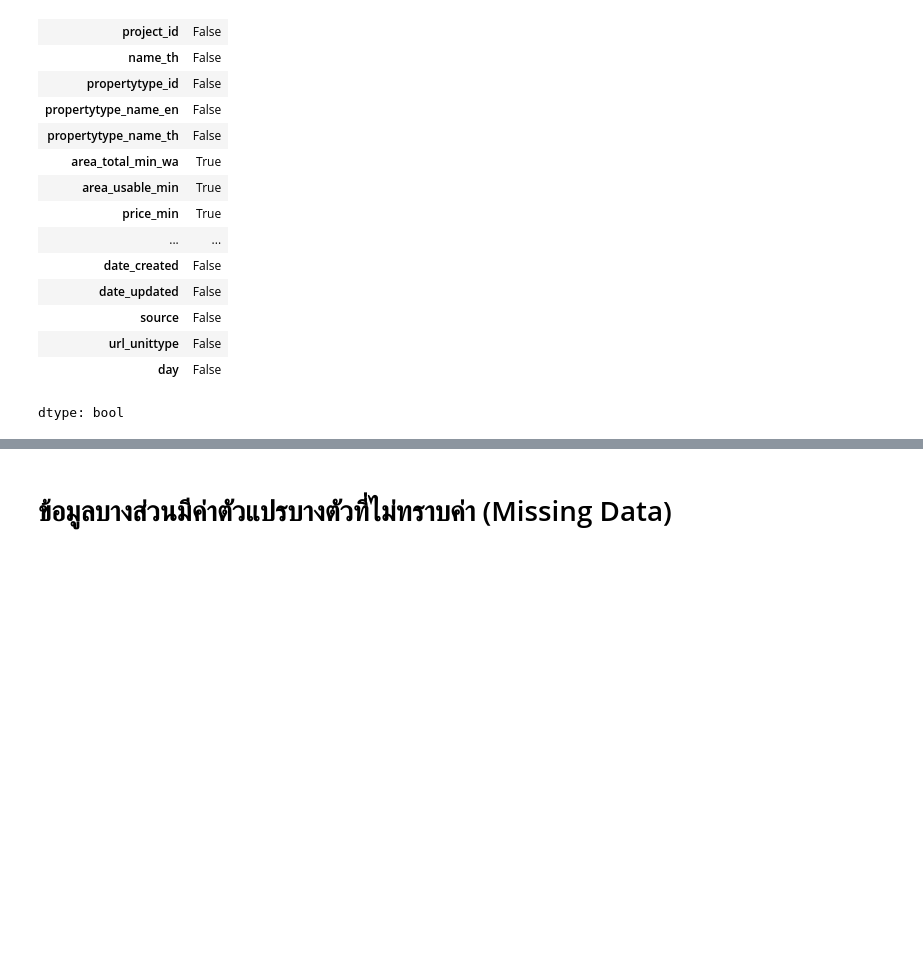
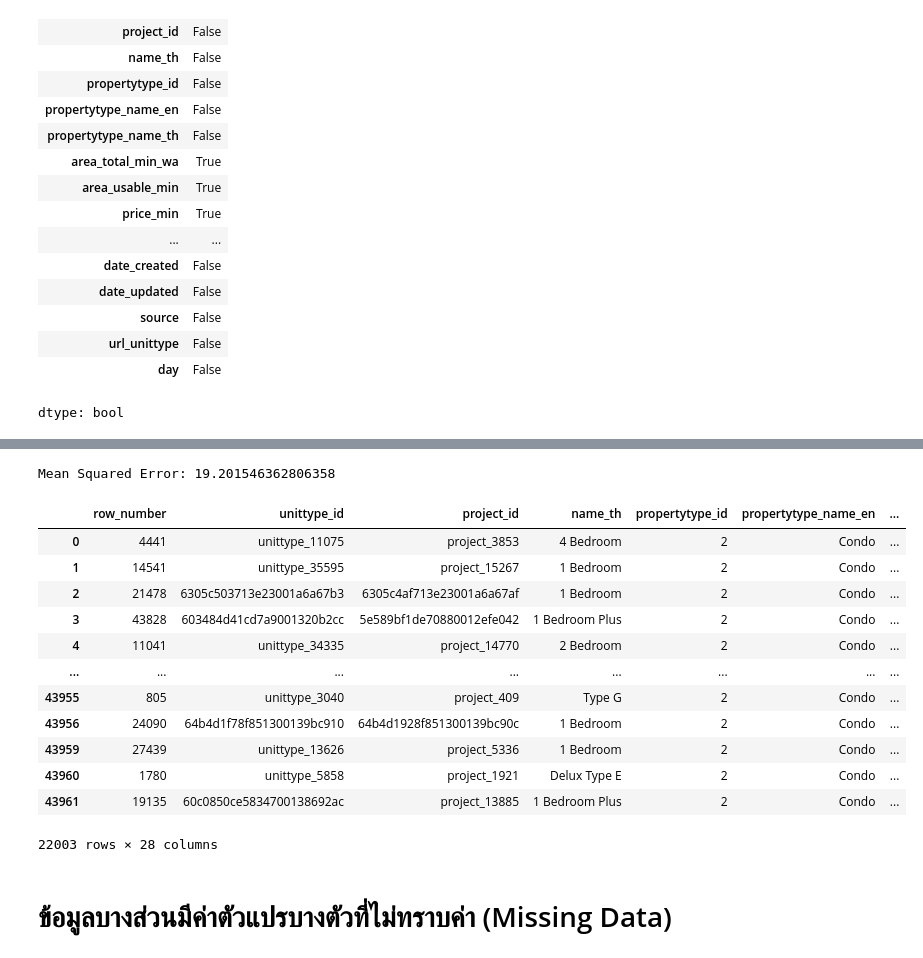
Before and after one commit to Kanisorn001/bsc_dpdm24, a Jupyter notebook: Data_Preprocessing.ipynb, the cells around one changed output, grey strips where cells are left out. Cells and saved outputs as stored; diff of their text form; code cells hidden in the pictures; blank space fills up the shorter version.

```diff
--- a/Data_Preprocessing.ipynb
+++ b/Data_Preprocessing.ipynb
@@ -13,5 +13,5 @@ Mounted at /content/drive
 # %%
-data = pd.read_csv("/content/opendata_unittype.csv")
+data = pd.read_csv("/content/drive/MyDrive/bsc_dpdm24_data/opendata_unittype.csv")
 # %%
 data
 # %% [output]
@@ -138,0 +72,3 @@ print(data[['propertytype_id', 'area_total_min_wa', 'area_usable_min']].head(20)
+# %%
+data.loc[(data['propertytype_id'] == 2) & (data['area_total_min_wa'].isnull()), 'area_total_min_wa'] = \
+    data.loc[(data['propertytype_id'] == 2) & (data['area_total_min_wa'].isnull()), 'area_usable_min'] / 4
@@ -139,3 +91,63 @@ print(data[['propertytype_id', 'area_total_min_wa', 'area_usable_min']].head(20)
+# %%
+# prompt: เติม missing ของ area_total_min_wa เฉพาะ propertytype_id = 2 โดยใช้ random forest
+
+from sklearn.model_selection import train_test_split
+from sklearn.ensemble import RandomForestRegressor
+from sklearn.metrics import mean_squared_error
+
+# Select data with propertytype_id = 2
+data_type2 = data[data['propertytype_id'] == 2].copy()
+
+# Prepare features (X) and target (y)
+#features = ['area_total_min', 'area_usable_min'] # 'area_total_min' likely does not exist
+features = ['area_usable_min'] # Using only 'area_usable_min' as feature
+target = 'area_total_min_wa'
+
+X = data_type2[features]
+y = data_type2.loc[X.index, target]
+
+
+# Split data into training and testing sets
+X_train, X_test, y_train, y_test = train_test_split(X, y, test_size=0.2, random_state=42)
+
+# Initialize and train the Random Forest Regressor
+model = RandomForestRegressor(random_state=42, n_estimators=100) # You can adjust n_estimators
+model.fit(X_train, y_train)
+
+
+# Predict missing 'area_total_min_wa' values
+missing_indices = data_type2[target].isnull()
+X_missing = data_type2.loc[missing_indices, features].dropna()
+
+if not X_missing.empty:
+    predicted_values = model.predict(X_missing)
+    data_type2.loc[X_missing.index, target] = predicted_values
+
+# Evaluate the model (optional)
+y_pred = model.predict(X_test)
+mse = mean_squared_error(y_test, y_pred)
+print(f"Mean Squared Error: {mse}")
+
+# Concatenate the filled data back to the original DataFrame
+# This part needs more details on how the original DataFrame should be updated
+# Replace 'data' below with the correct variable if the data you want to modify is different
+# data = pd.concat([data[data['propertytype_id'] != 2], data_type2], ignore_index = True)
+data_type2
+# %% [output]
+Mean Squared Error: 19.201546362806358
+|  | row_number | unittype_id | project_id | name_th | propertytype_id | propertytype_name_en | ... |
+| 0 | 4441 | unittype_11075 | project_3853 | 4 Bedroom | 2 | Condo | ... |
+| 1 | 14541 | unittype_35595 | project_15267 | 1 Bedroom | 2 | Condo | ... |
+| 2 | 21478 | 6305c503713e23001a6a67b3 | 6305c4af713e23001a6a67af | 1 Bedroom | 2 | Condo | ... |
+| 3 | 43828 | 603484d41cd7a9001320b2cc | 5e589bf1de70880012efe042 | 1 Bedroom Plus | 2 | Condo | ... |
+| 4 | 11041 | unittype_34335 | project_14770 | 2 Bedroom | 2 | Condo | ... |
+| ... | ... | ... | ... | ... | ... | ... | ... |
+| 43955 | 805 | unittype_3040 | project_409 | Type G | 2 | Condo | ... |
+| 43956 | 24090 | 64b4d1f78f851300139bc910 | 64b4d1928f851300139bc90c | 1 Bedroom | 2 | Condo | ... |
+| 43959 | 27439 | unittype_13626 | project_5336 | 1 Bedroom | 2 | Condo | ... |
+| 43960 | 1780 | unittype_5858 | project_1921 | Delux Type E | 2 | Condo | ... |
+| 43961 | 19135 | 60c0850ce5834700138692ac | project_13885 | 1 Bedroom Plus | 2 | Condo | ... |
+22003 rows × 28 columns
 # %% [markdown]
 # ข้อมูลบางส่วนมีค่าตัวแปรบางตัวที่ไม่ทราบค่า (Missing Data)
 # %% [markdown]
```
Also changed, not shown: parts of 5 cells of this notebook.
